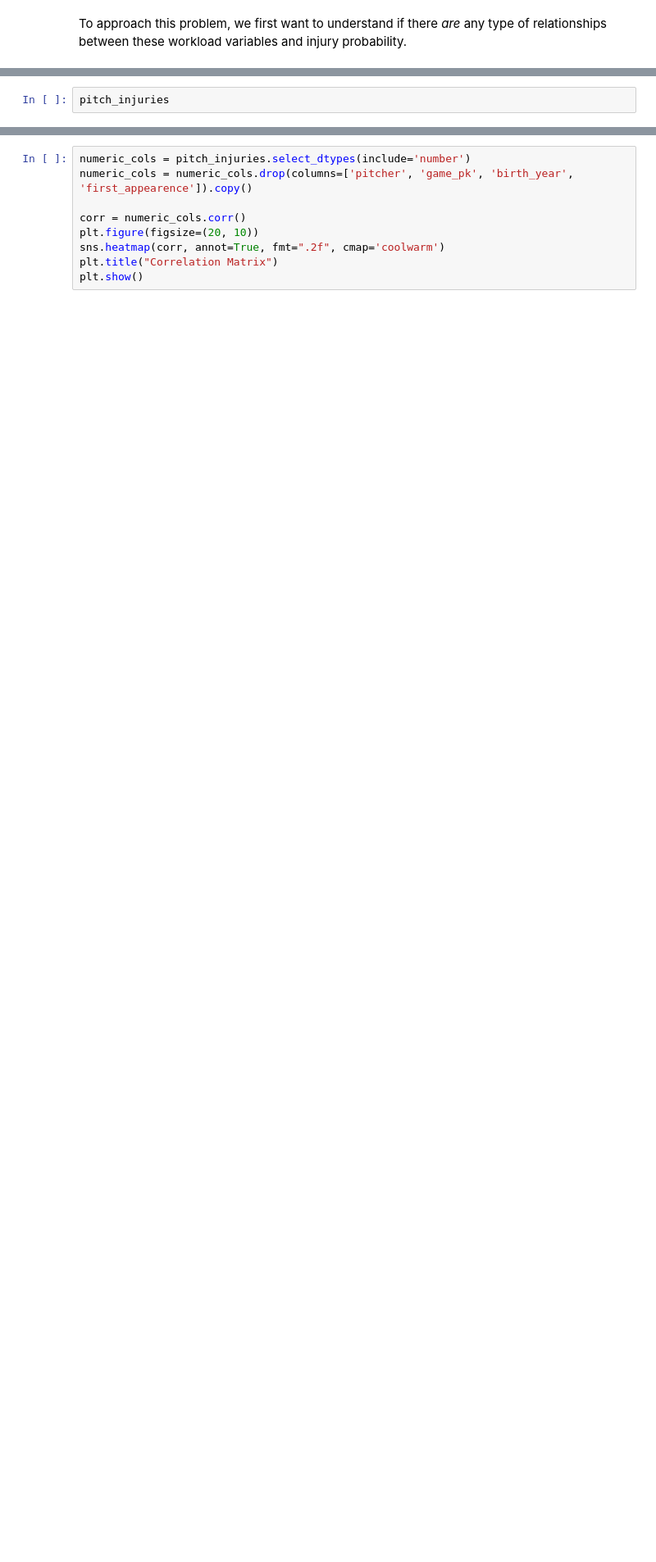
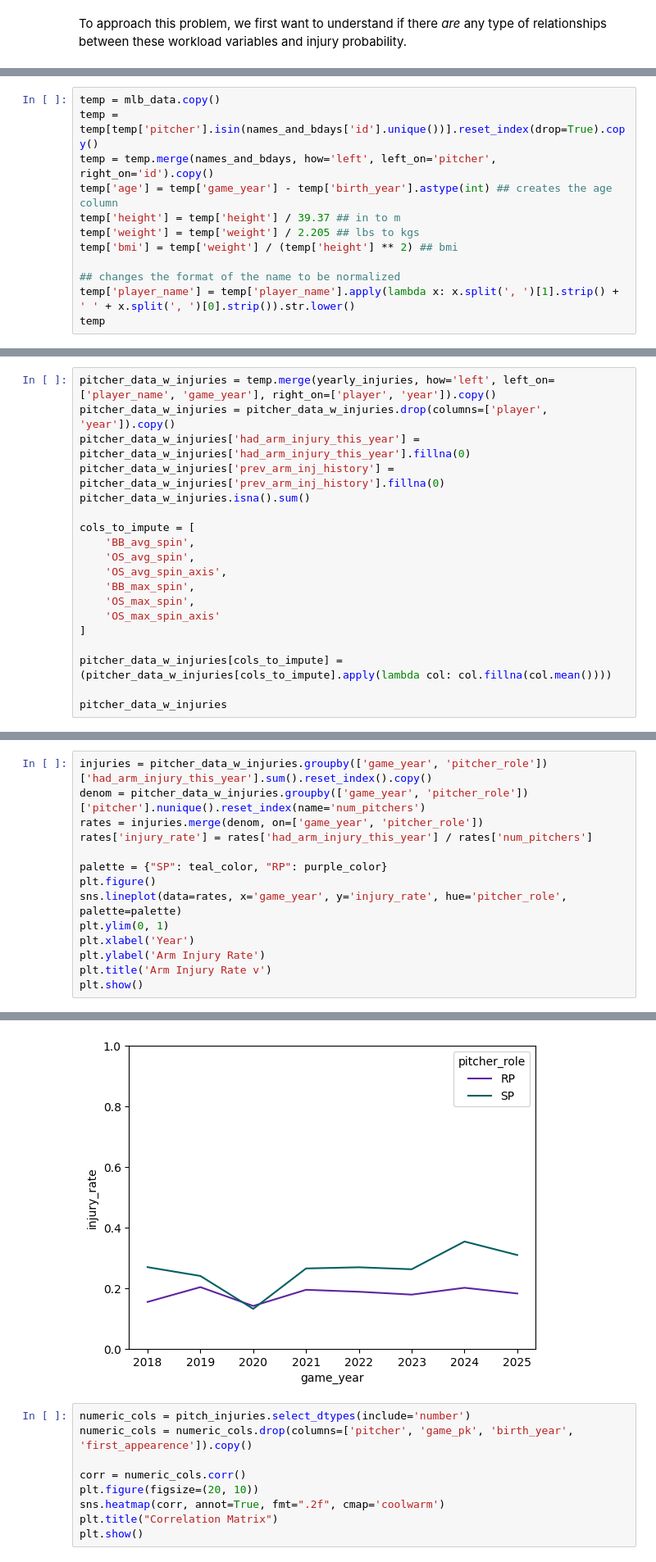
Before and after one commit to SatrunsDream/Workload-effect-on-pitcher-injury, a Jupyter notebook: EDA.ipynb, the cells around one changed output, grey strips where cells are left out. Shown at 82% size. Drawn from its saved outputs; the diff is of its cells as text; blank space fills up the shorter version.

```diff
--- a/EDA.ipynb
+++ b/EDA.ipynb
@@ -186,0 +341,12 @@ Skipping offseason dates
+# %%
+temp = mlb_data.copy()
+temp = temp[temp['pitcher'].isin(names_and_bdays['id'].unique())].reset_index(drop=True).copy()
+temp = temp.merge(names_and_bdays, how='left', left_on='pitcher', right_on='id').copy()
+temp['age'] = temp['game_year'] - temp['birth_year'].astype(int) ## creates the age column
+temp['height'] = temp['height'] / 39.37 ## in to m
+temp['weight'] = temp['weight'] / 2.205 ## lbs to kgs
+temp['bmi'] = temp['weight'] / (temp['height'] ** 2) ## bmi
+
+## changes the format of the name to be normalized
+temp['player_name'] = temp['player_name'].apply(lambda x: x.split(', ')[1].strip() + ' ' + x.split(', ')[0].strip()).str.lower()
+temp
@@ -256,0 +508,19 @@ pitch_injuries
+# %%
+pitcher_data_w_injuries = temp.merge(yearly_injuries, how='left', left_on=['player_name', 'game_year'], right_on=['player', 'year']).copy()
+pitcher_data_w_injuries = pitcher_data_w_injuries.drop(columns=['player', 'year']).copy()
+pitcher_data_w_injuries['had_arm_injury_this_year'] = pitcher_data_w_injuries['had_arm_injury_this_year'].fillna(0)
+pitcher_data_w_injuries['prev_arm_inj_history'] = pitcher_data_w_injuries['prev_arm_inj_history'].fillna(0)
+pitcher_data_w_injuries.isna().sum()
+
+cols_to_impute = [
+    'BB_avg_spin',
+    'OS_avg_spin',
+    'OS_avg_spin_axis',
+    'BB_max_spin',
+    'OS_max_spin',
+    'OS_max_spin_axis'
+]
+
+pitcher_data_w_injuries[cols_to_impute] = (pitcher_data_w_injuries[cols_to_impute].apply(lambda col: col.fillna(col.mean())))
+
+pitcher_data_w_injuries
@@ -268,3 +571,15 @@ pitch_injuries = pitch_injuries.dropna(subset='arm_angle').copy()
 # %%
-pitch_injuries
+injuries = pitcher_data_w_injuries.groupby(['game_year', 'pitcher_role'])['had_arm_injury_this_year'].sum().reset_index().copy()
+denom = pitcher_data_w_injuries.groupby(['game_year', 'pitcher_role'])['pitcher'].nunique().reset_index(name='num_pitchers')
+rates = injuries.merge(denom, on=['game_year', 'pitcher_role'])
+rates['injury_rate'] = rates['had_arm_injury_this_year'] / rates['num_pitchers']
+
+palette = {"SP": teal_color, "RP": purple_color}
+plt.figure()
+sns.lineplot(data=rates, x='game_year', y='injury_rate', hue='pitcher_role', palette=palette)
+plt.ylim(0, 1)
+plt.xlabel('Year')
+plt.ylabel('Arm Injury Rate')
+plt.title('Arm Injury Rate v')
+plt.show()
 # %% [output]
@@ -284,3 +586,4 @@ pitch_injuries
+[figure, added]
 # %%
 numeric_cols = pitch_injuries.select_dtypes(include='number')
 numeric_cols = numeric_cols.drop(columns=['pitcher', 'game_pk', 'birth_year', 'first_appearence']).copy()
```
Also changed, not shown: parts of 26 cells of this notebook, 1 other file.
